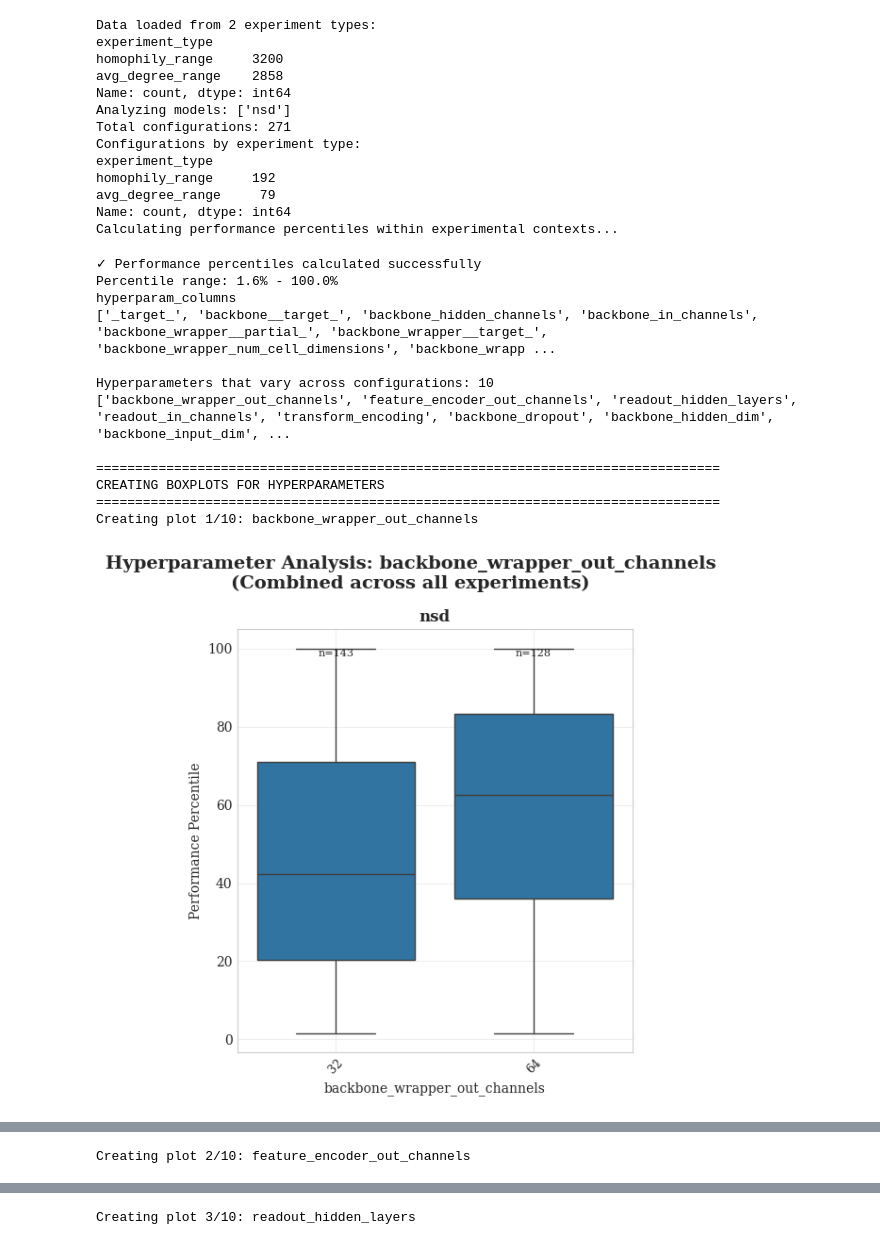
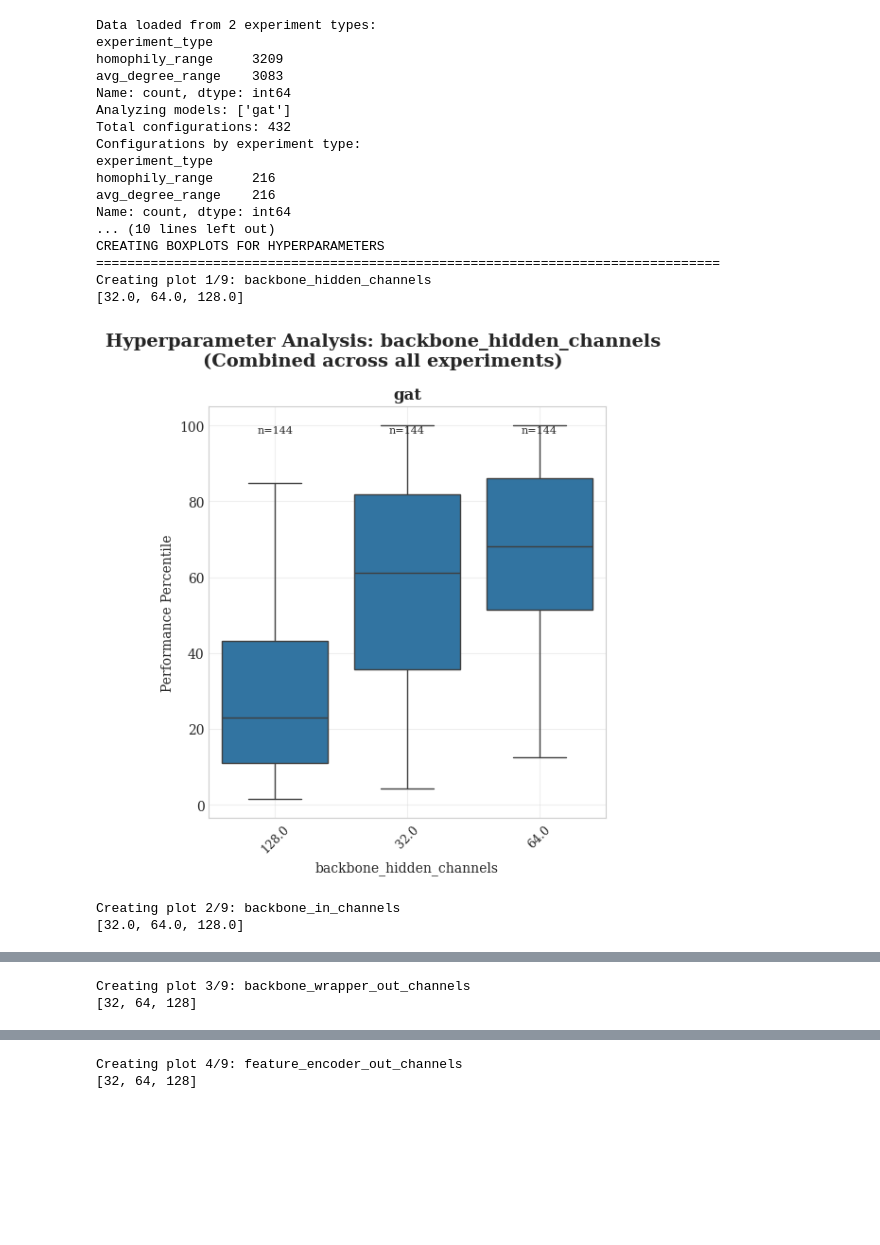
Before and after one commit to geometric-intelligence/TopoBench, a Jupyter notebook: tutorials/graphuniverse_hyperparam_analysis.ipynb, the cells around one changed output, grey strips where cells are left out. Saved outputs shown, nothing was run; the diff lists cells and outputs as text; code cells hidden in the pictures; blank space fills up the shorter version.

```diff
--- a/tutorials/graphuniverse_hyperparam_analysis.ipynb
+++ b/tutorials/graphuniverse_hyperparam_analysis.ipynb
@@ -74,6 +97,6 @@ nsd
 # %%
 # SPECIFY WHICH MODELS TO ANALYZE
-MODELS_TO_ANALYZE = ['nsd']  # Add/remove models as needed
+MODELS_TO_ANALYZE = ['gat']  # Add/remove models as needed
 # Available models: 'DeepSet', 'GPS', 'GraphMLP', 'GraphSAGE', 'gat', 'gcn', 'gin', 'nsd', 'topotune'
 
 # Function to safely extract nested values
@@ -448,6 +471,7 @@ def create_boxplot_for_hyperparam(hyperparam, data, models):
 
         # Get unique values for this hyperparameter
         unique_values = sorted(model_data[hyperparam].unique())
+        print(unique_values)
 
         for value in unique_values:
             value_data = model_data[model_data[hyperparam] == value]
@@ -550,50 +574,44 @@ for model in MODELS_TO_ANALYZE:
     print(f"  Total configurations: {len(model_data)}")
     print(f"  Performance range: {model_data['performance_percentile'].min():.1f}% - {model_data['performance_percentile'].max():.1f}%")
     print(f"  Mean percentile: {model_data['performance_percentile'].mean():.1f}%")
 
     # Break down by experiment type
     for exp_type in model_data['experiment_type'].unique():
         exp_data = model_data[model_data['experiment_type'] == exp_type]
         print(f"    {exp_type}: {len(exp_data)} configs, mean percentile: {exp_data['performance_percentile'].mean():.1f}%")
 
 # Save the data with percentiles for further analysis
 output_filename = f'hyperparameter_data_with_percentiles_combined_{METRIC.replace("/", "_")}.csv'
 hyperparam_df.to_csv(output_filename, index=False)
 print(f"\n✓ Data saved to: {output_filename}")
 
 print("\n" + "="*80)
 print("ANALYSIS COMPLETE!")
 print("="*80)
 print("Key insights from the boxplots:")
 print("- Lower percentiles = worse performance within experimental context")
 print("- Higher percentiles = better performance within experimental context")
 print("- Wide boxes = high variance in performance for that hyperparameter value")
 print("- Consistent patterns across models suggest robust hyperparameter effects")
 print("- Data combines results from all experiment types for broader insights")
 # %% [output]
 Data loaded from 2 experiment types:
 experiment_type
-homophily_range     3200
-avg_degree_range    2858
+homophily_range     3209
+avg_degree_range    3083
 Name: count, dtype: int64
-Analyzing models: ['nsd']
-Total configurations: 271
+Analyzing models: ['gat']
+Total configurations: 432
 Configurations by experiment type:
 experiment_type
-homophily_range     192
-avg_degree_range     79
+homophily_range     216
+avg_degree_range    216
 Name: count, dtype: int64
-Calculating performance percentiles within experimental contexts...
+... (10 lines left out)
+CREATING BOXPLOTS FOR HYPERPARAMETERS
+================================================================================
+Creating plot 1/9: backbone_hidden_channels
+[32.0, 64.0, 128.0]
+[figure, new version]
-✓ Performance percentiles calculated successfully
-Percentile range: 1.6% - 100.0%
-hyperparam_columns
-['_target_', 'backbone__target_', 'backbone_hidden_channels', 'backbone_in_channels', 'backbone_wrapper__partial_', 'backbone_wrapper__target_', 'backbone_wrapper_num_cell_dimensions', 'backbone_wrapp ...
-
-Hyperparameters that vary across configurations: 10
-['backbone_wrapper_out_channels', 'feature_encoder_out_channels', 'readout_hidden_layers', 'readout_in_channels', 'transform_encoding', 'backbone_dropout', 'backbone_hidden_dim', 'backbone_input_dim', ...
-
-================================================================================
-CREATING BOXPLOTS FOR HYPERPARAMETERS
-================================================================================
-Creating plot 1/10: backbone_wrapper_out_channels
+Creating plot 2/9: backbone_in_channels
+[32.0, 64.0, 128.0]
-[figure, old version]
@@ -600 +619,2 @@ Creating plot 1/10: backbone_wrapper_out_channels
-Creating plot 2/10: feature_encoder_out_channels
+Creating plot 3/9: backbone_wrapper_out_channels
+[32, 64, 128]
@@ -602 +622,2 @@ Creating plot 2/10: feature_encoder_out_channels
-Creating plot 3/10: readout_hidden_layers
+Creating plot 4/9: feature_encoder_out_channels
+[32, 64, 128]
```
Also changed, not shown: parts of 7 cells of this notebook, 1 other file.
